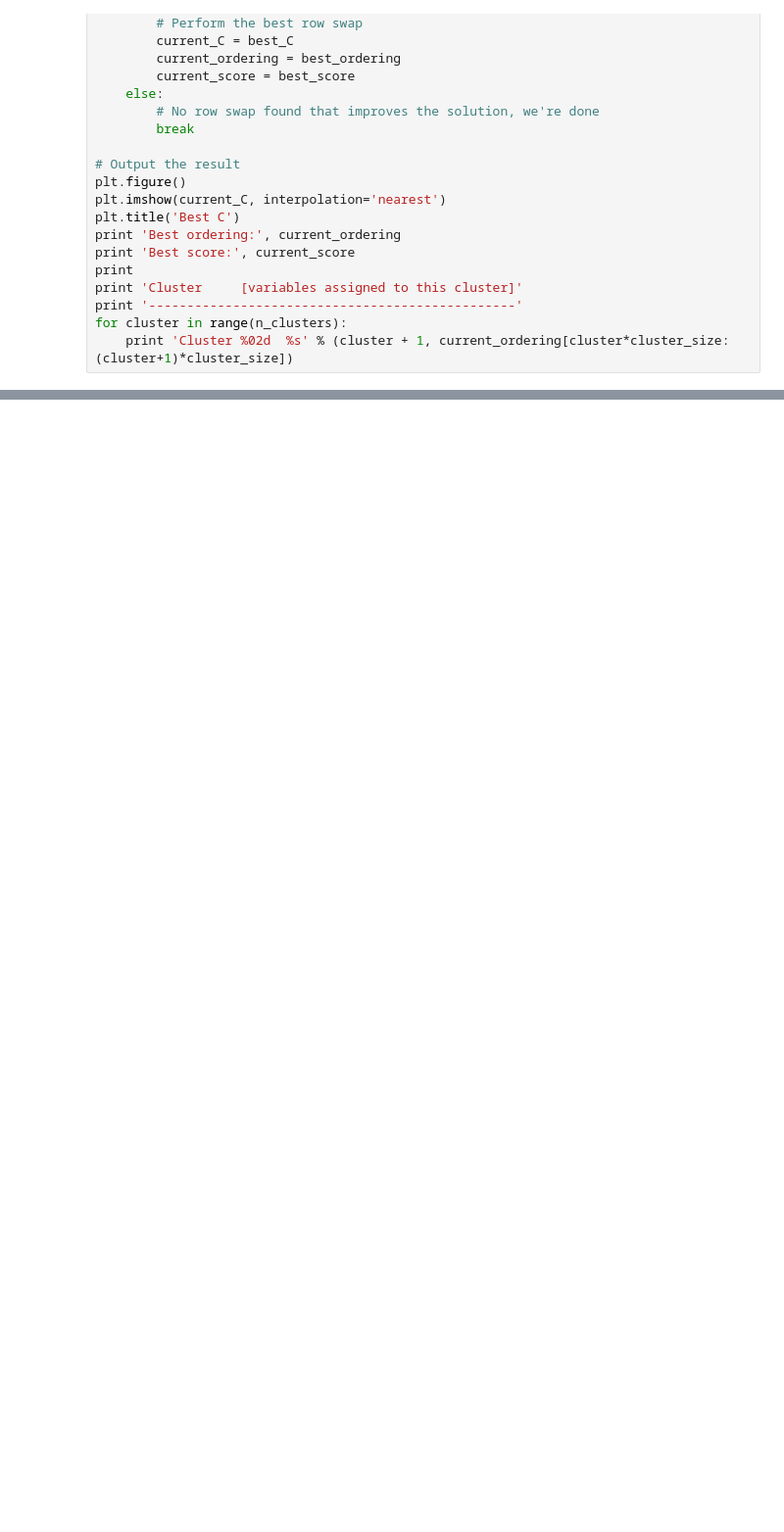
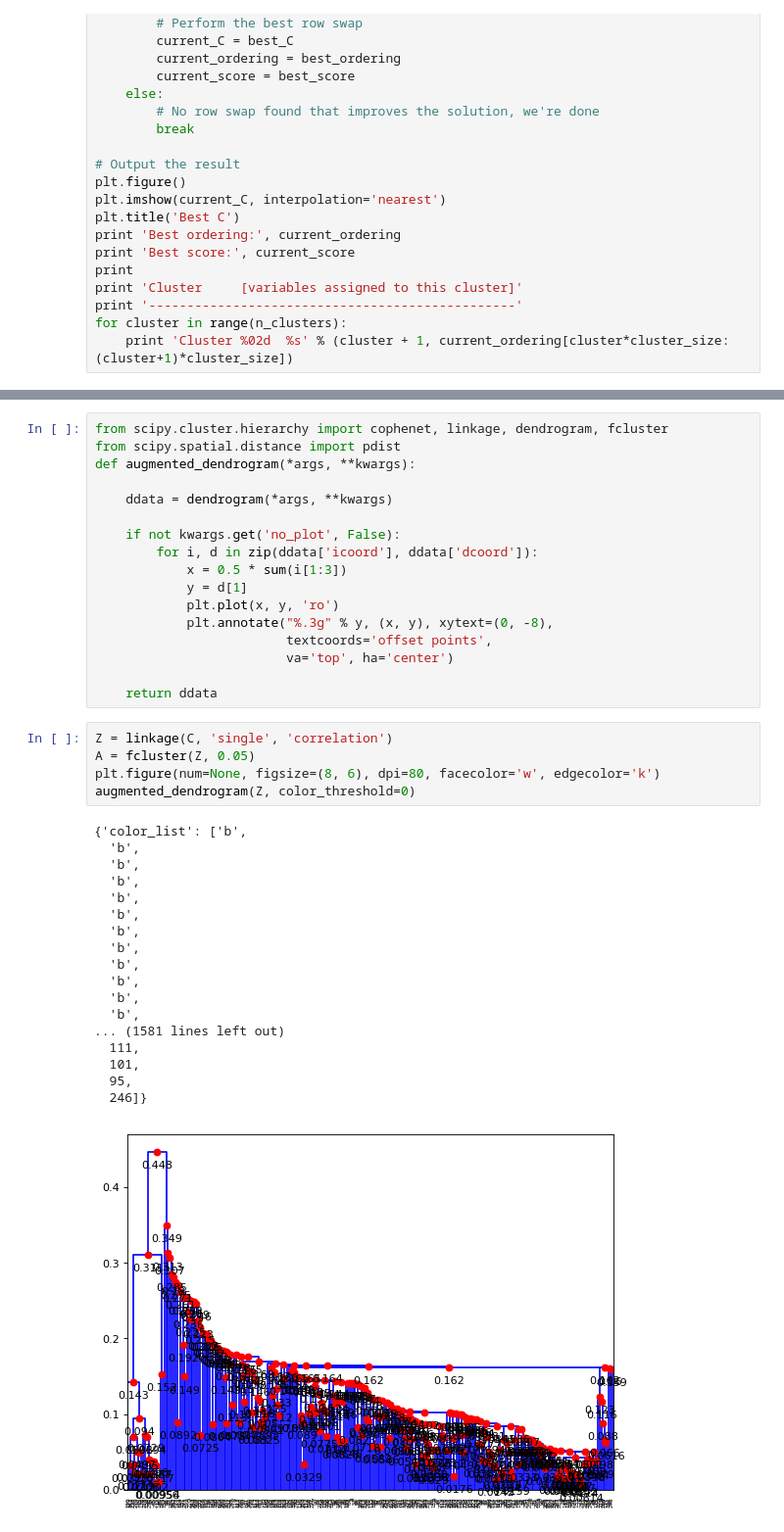
Before and after one commit to HALtheWise/Neurotech-project-1, a Jupyter notebook: correlation_clustering.ipynb, the cells around one changed output, grey strips where cells are left out. Shown at 98% size. Cells and saved outputs as stored; diff of their text form; blank space fills up the shorter version.

```diff
--- a/correlation_clustering.ipynb
+++ b/correlation_clustering.ipynb
@@ -230,0 +246,41 @@ Cluster 10  [ 58  66 215   4 268  94  43 205  74 228  55  92 236 206 253  26 182
+# %%
+from scipy.cluster.hierarchy import cophenet, linkage, dendrogram, fcluster
+from scipy.spatial.distance import pdist
+def augmented_dendrogram(*args, **kwargs):
+
+    ddata = dendrogram(*args, **kwargs)
+
+    if not kwargs.get('no_plot', False):
+        for i, d in zip(ddata['icoord'], ddata['dcoord']):
+            x = 0.5 * sum(i[1:3])
+            y = d[1]
+            plt.plot(x, y, 'ro')
+            plt.annotate("%.3g" % y, (x, y), xytext=(0, -8),
+                         textcoords='offset points',
+                         va='top', ha='center')
+
+    return ddata
+# %%
+Z = linkage(C, 'single', 'correlation')
+A = fcluster(Z, 0.05)
+plt.figure(num=None, figsize=(8, 6), dpi=80, facecolor='w', edgecolor='k')
+augmented_dendrogram(Z, color_threshold=0)
+# %% [output]
+{'color_list': ['b',
+  'b',
+  'b',
+  'b',
+  'b',
+  'b',
+  'b',
+  'b',
+  'b',
+  'b',
+  'b',
+  'b',
+... (1581 lines left out)
+  111,
+  101,
+  95,
+  246]}
+[figure, added]
```
Also changed, not shown: parts of 8 cells of this notebook, 1 other file.
